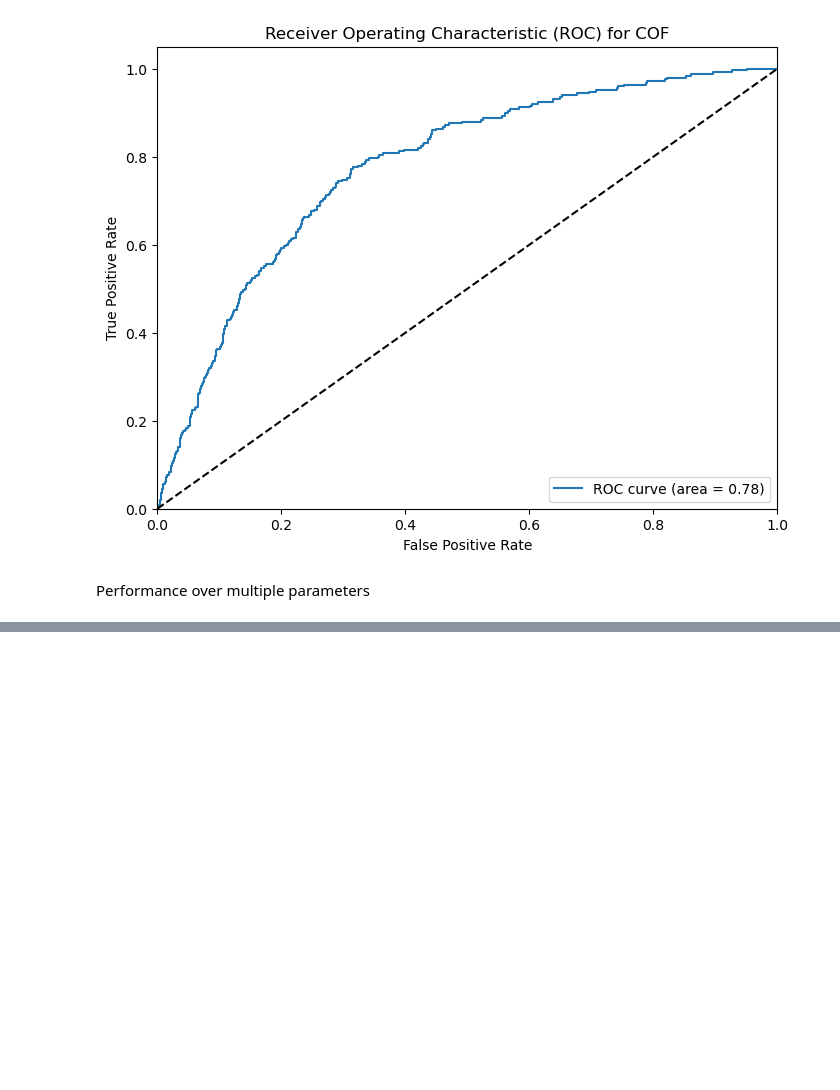
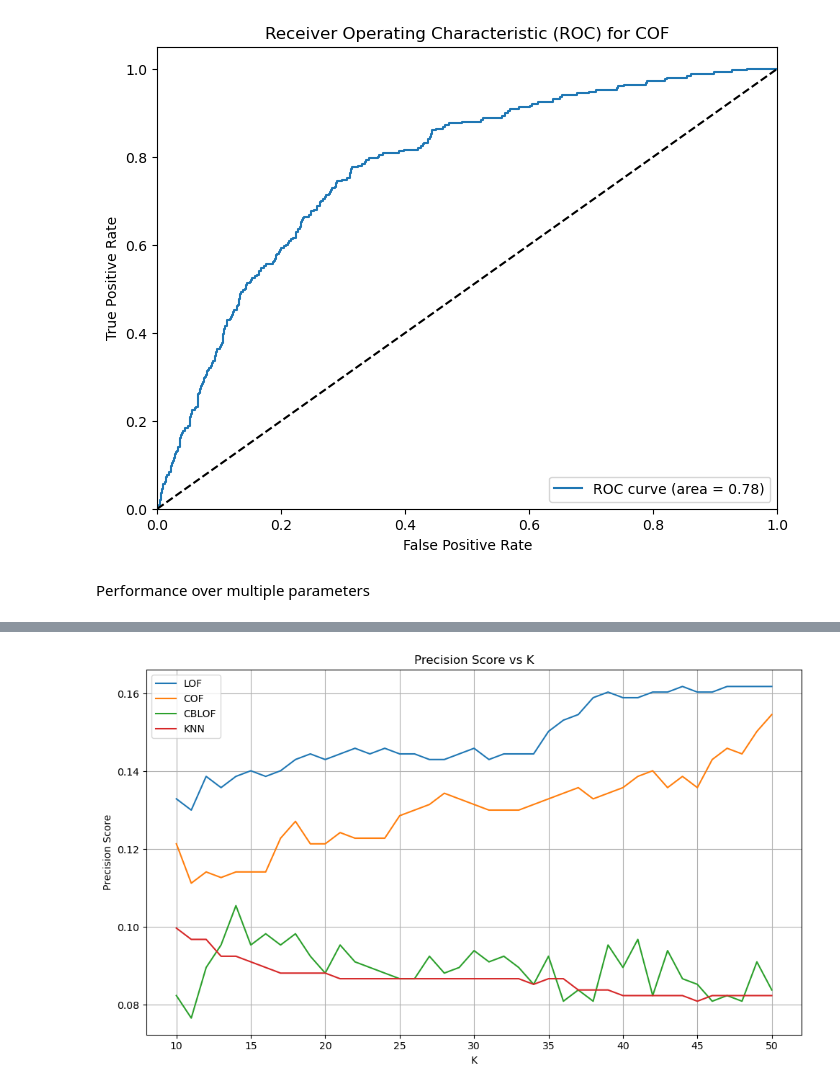
Before and after one commit to PuravJP/Comparative-Evaluation-of-Anomaly-Detection-Algorithms, a Jupyter notebook: Proximity-Based/annthyroid-prox.ipynb, the cells around one changed output, grey strips where cells are left out. Saved outputs shown, nothing was run; the diff lists cells and outputs as text; code cells hidden in the pictures; blank space fills up the shorter version.

```diff
--- a/Proximity-Based/annthyroid-prox.ipynb
+++ b/Proximity-Based/annthyroid-prox.ipynb
@@ -376,0 +433,25 @@ plt.show()
+# %%
+plt.figure(figsize=(10, 6))
+
+# Plot LOF AUC
+plt.plot(n_neighbors_list, precision_scores_lof, label='LOF')
+
+plt.plot(n_neighbors_list, precision_scores_cof, label='COF')
+# Plot CBLOF AUC
+plt.plot(n_neighbors_list, precision_scores_cblof, label='CBLOF')
+
+plt.plot(n_neighbors_list, precision_scores_knn, label='KNN')
+
+
+# Add labels and title
+plt.xlabel('K')
+plt.ylabel('Precision Score')
+plt.title('Precision Score vs K')
+plt.legend()
+
+# Show plot
+plt.grid(True)
+plt.tight_layout()
+plt.show()
+# %% [output]
+[figure, added]
```
Also changed, not shown: parts of 13 cells of this notebook, 2 other files.
